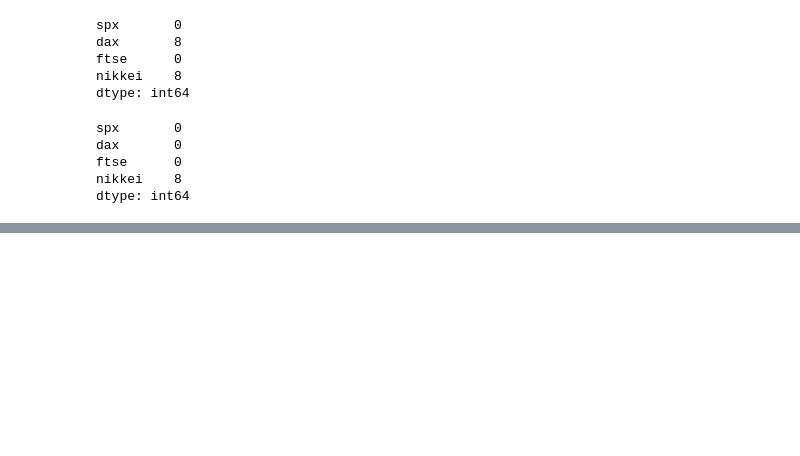
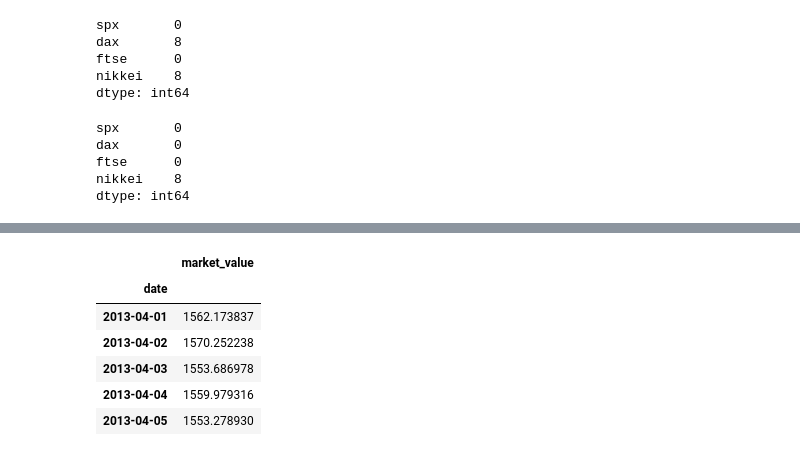
Before and after one commit to Yanasants/time_series, a Jupyter notebook: introduction_to_time_series.ipynb, the cells around one changed output, grey strips where cells are left out. Saved outputs shown, nothing was run; the diff lists cells and outputs as text; code cells hidden in the pictures; blank space fills up the shorter version.

```diff
--- a/introduction_to_time_series.ipynb
+++ b/introduction_to_time_series.ipynb
@@ -173,0 +222,10 @@ dtype: int64
+# %%
+df.tail()
+# %% [output]
+|  | market_value |
+| date |  |
+| 2013-04-01 | 1562.173837 |
+| 2013-04-02 | 1570.252238 |
+| 2013-04-03 | 1553.686978 |
+| 2013-04-04 | 1559.979316 |
+| 2013-04-05 | 1553.278930 |
```
Also changed, not shown: parts of 13 cells of this notebook.
